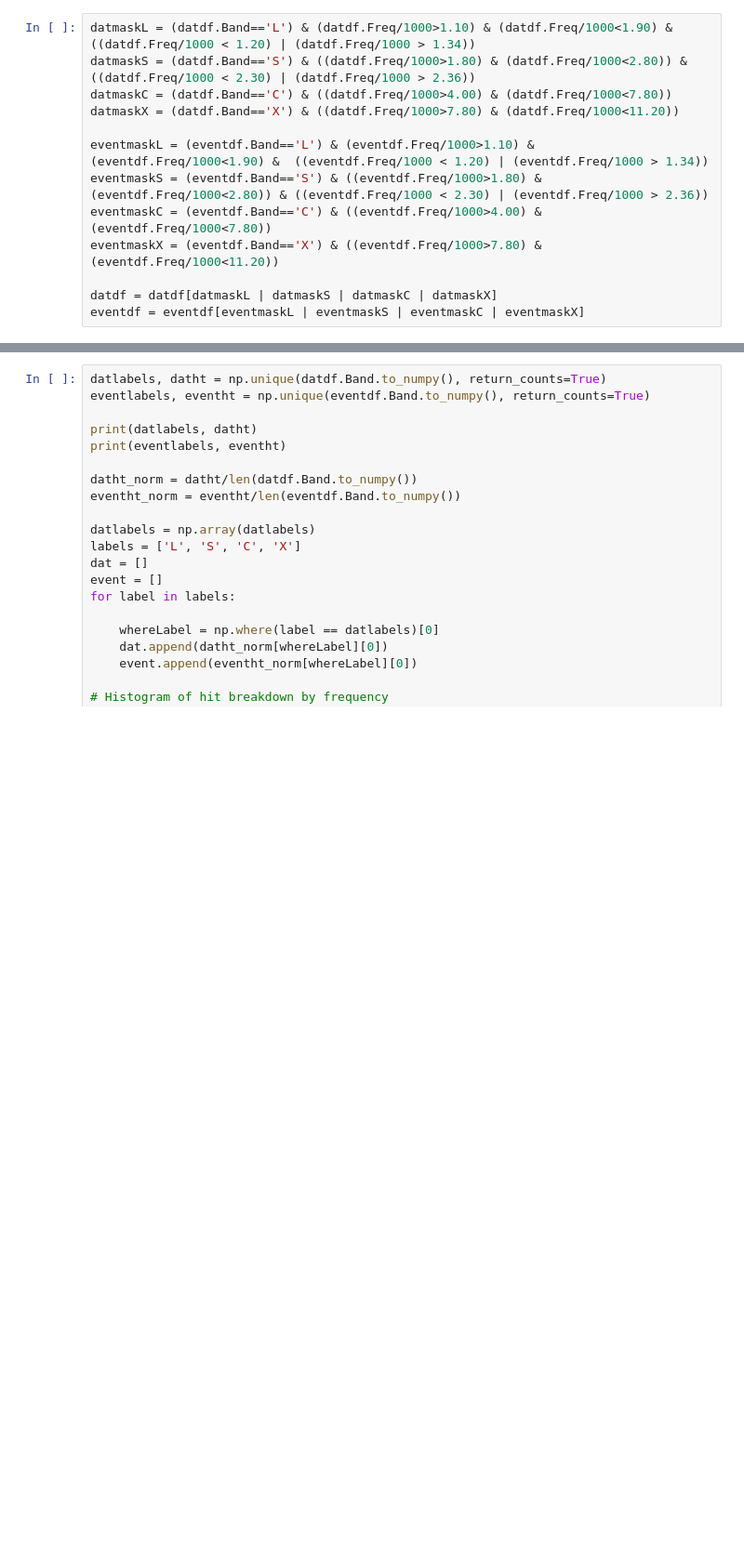
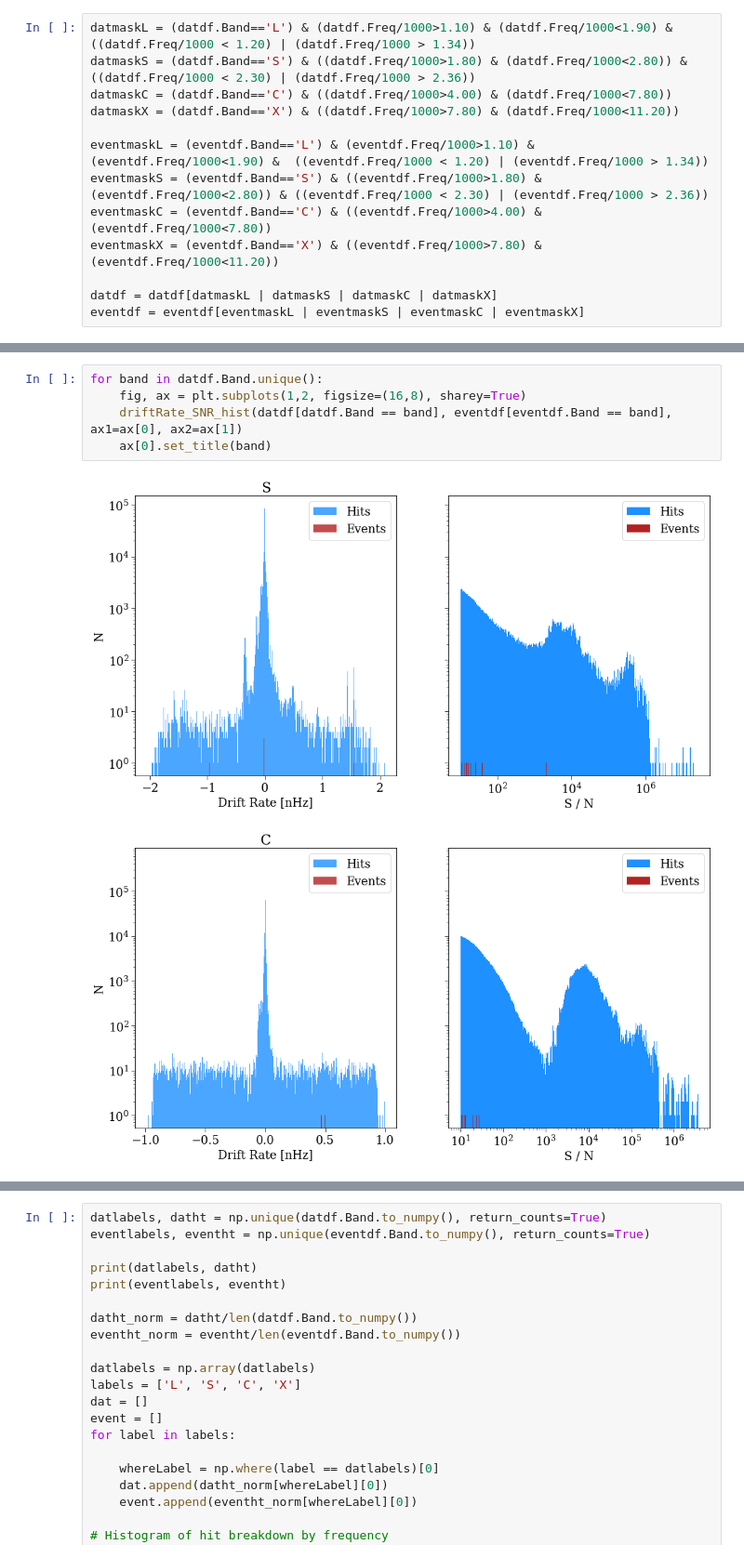
Before and after one commit to noahfranz13/BL-TESSsearch, a Jupyter notebook: analysis/hit_analysis.ipynb, the cells around one changed output, grey strips where cells are left out. Shown at 93% size. Drawn from its saved outputs; the diff is of its cells as text; blank space fills up the shorter version.

```diff
--- a/analysis/hit_analysis.ipynb
+++ b/analysis/hit_analysis.ipynb
@@ -181,0 +194,8 @@ ax2.legend();
+# %%
+for band in datdf.Band.unique():
+    fig, ax = plt.subplots(1,2, figsize=(16,8), sharey=True)
+    driftRate_SNR_hist(datdf[datdf.Band == band], eventdf[eventdf.Band == band], ax1=ax[0], ax2=ax[1])
+    ax[0].set_title(band)
+# %% [output]
+[figure, added]
+[figure, added]
```
Also changed, not shown: parts of 4 cells of this notebook, 1 other file.
